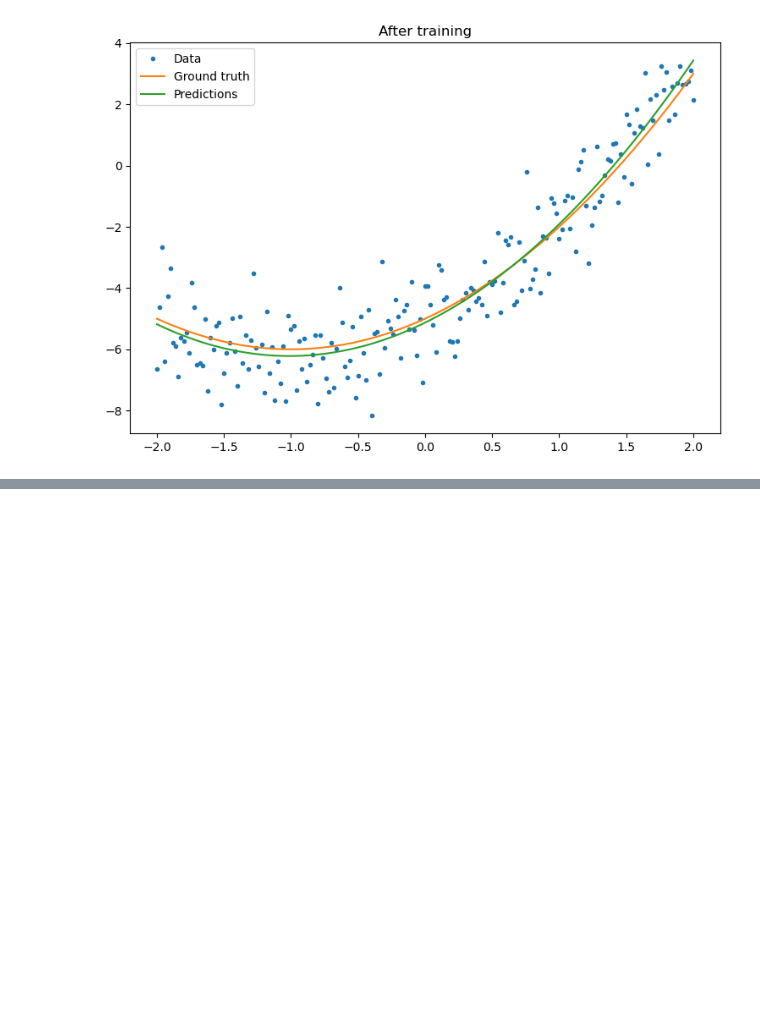
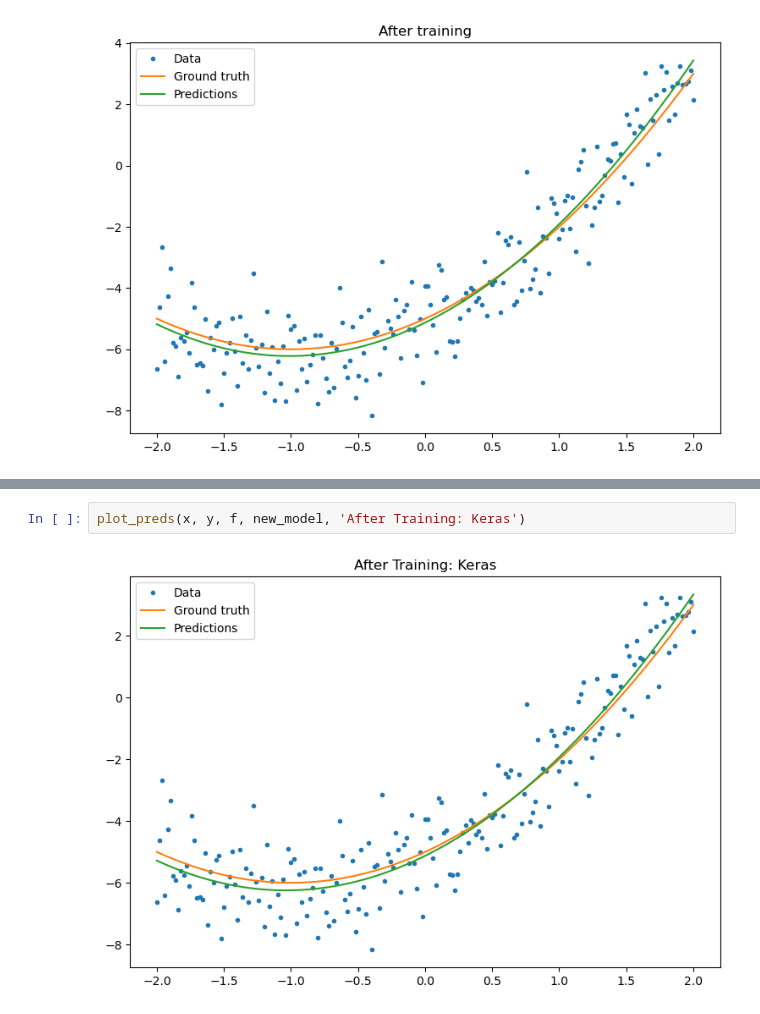
Before and after one commit to knix008/MachineLearning, a Jupyter notebook: Tensorflow/Basic/Overview01.ipynb, the cells around one changed output, grey strips where cells are left out. Cells and saved outputs as stored; diff of their text form; blank space fills up the shorter version.

```diff
--- a/Tensorflow/Basic/Overview01.ipynb
+++ b/Tensorflow/Basic/Overview01.ipynb
@@ -179,0 +205,4 @@ plot_preds(x, y, f, quad_model, 'After training')
+# %%
+plot_preds(x, y, f, new_model, 'After Training: Keras')
+# %% [output]
+[figure, added]
```
Also changed, not shown: parts of 3 cells of this notebook, 1 other file.
